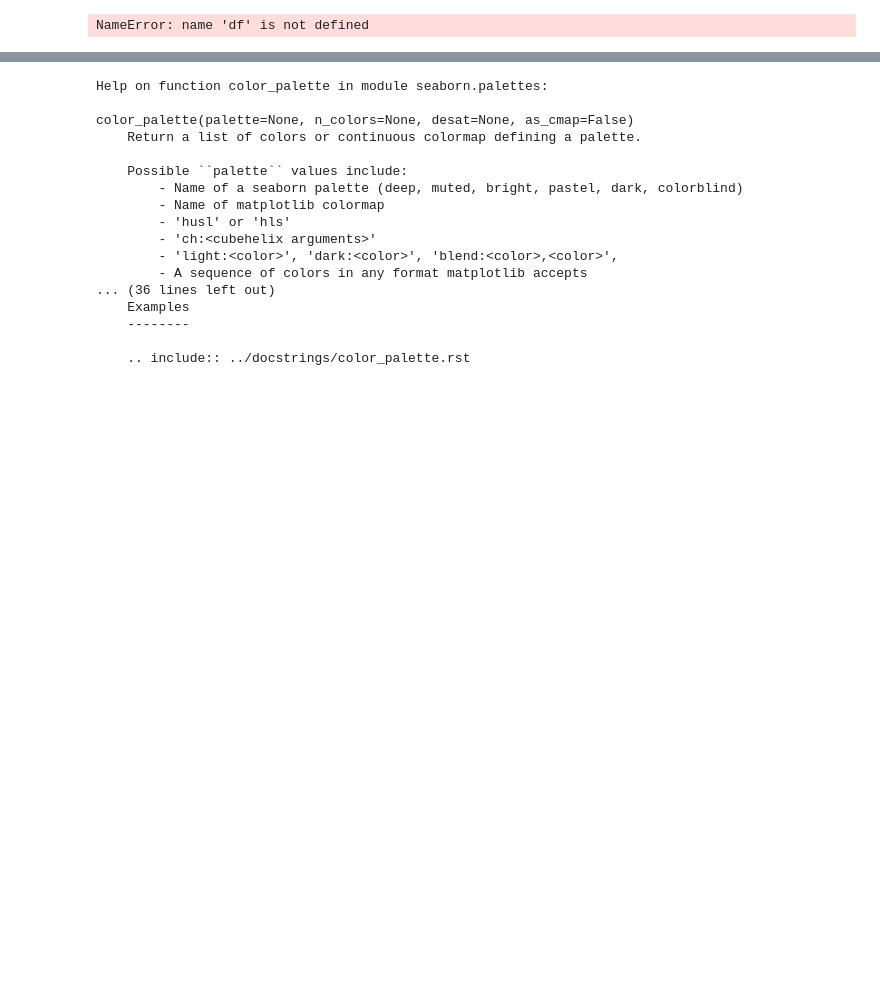
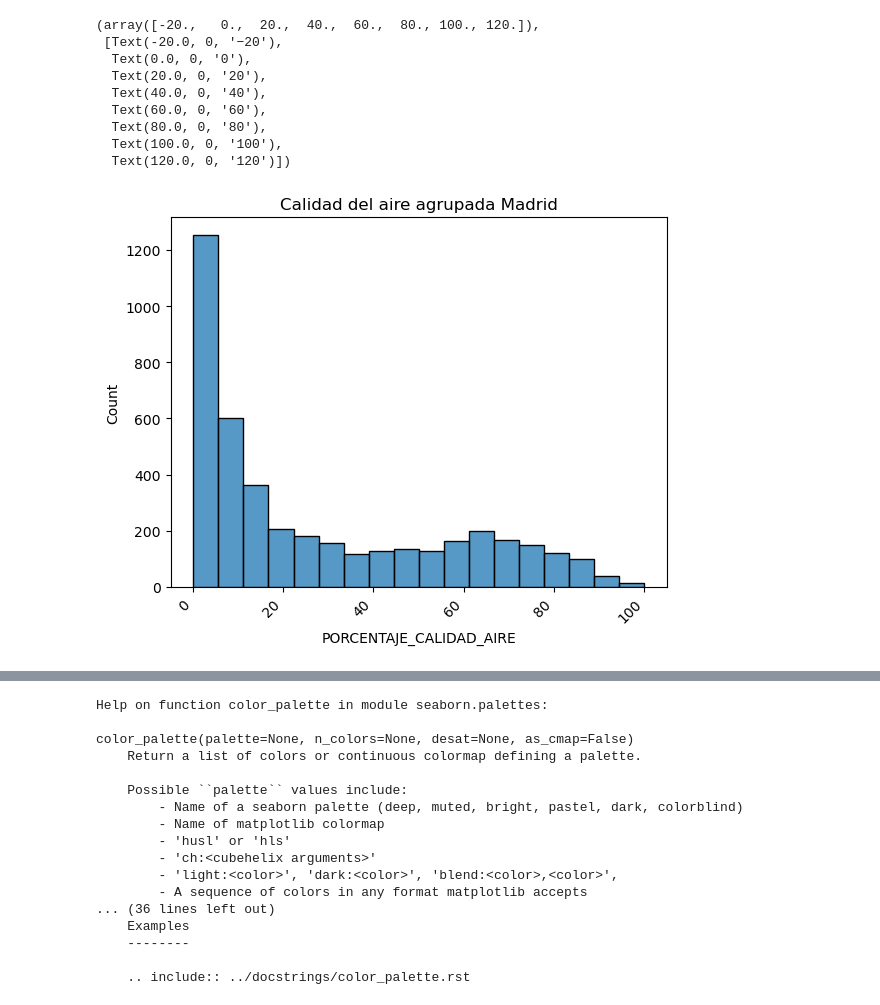
Before and after one commit to JCastillo1997/Inhale-the-present-exhale-the-past.-, a Jupyter notebook: Nueva carpeta/Data_extraction.ipynb, the cells around one changed output, grey strips where cells are left out. Cells and saved outputs as stored; diff of their text form; code cells hidden in the pictures; blank space fills up the shorter version.

```diff
--- a/Nueva carpeta/Data_extraction.ipynb
+++ b/Nueva carpeta/Data_extraction.ipynb
@@ -12,5 +17,16 @@ FileNotFoundError: [Errno 2] No such file or directory: 'calidad_aire.csv'
 # %%
 df_madrid =df[df['CCAA']=='Comunidad de Madrid']
-sns.histplot(data=df_madrid, x= 'PORCENTAJE_CALIDAD_AIRE',palette="dark")
+plt.title('Calidad del aire agrupada Madrid')
+sns.histplot(data=df_madrid, x= 'PORCENTAJE_CALIDAD_AIRE')
+plt.xticks(rotation=45, ha='right')
 # %% [output]
-NameError: name 'df' is not defined
+(array([-20.,   0.,  20.,  40.,  60.,  80., 100., 120.]),
+ [Text(-20.0, 0, '−20'),
+  Text(0.0, 0, '0'),
+  Text(20.0, 0, '20'),
+  Text(40.0, 0, '40'),
+  Text(60.0, 0, '60'),
+  Text(80.0, 0, '80'),
+  Text(100.0, 0, '100'),
+  Text(120.0, 0, '120')])
+[figure, added]
```
Also changed, not shown: parts of 5 cells of this notebook.
